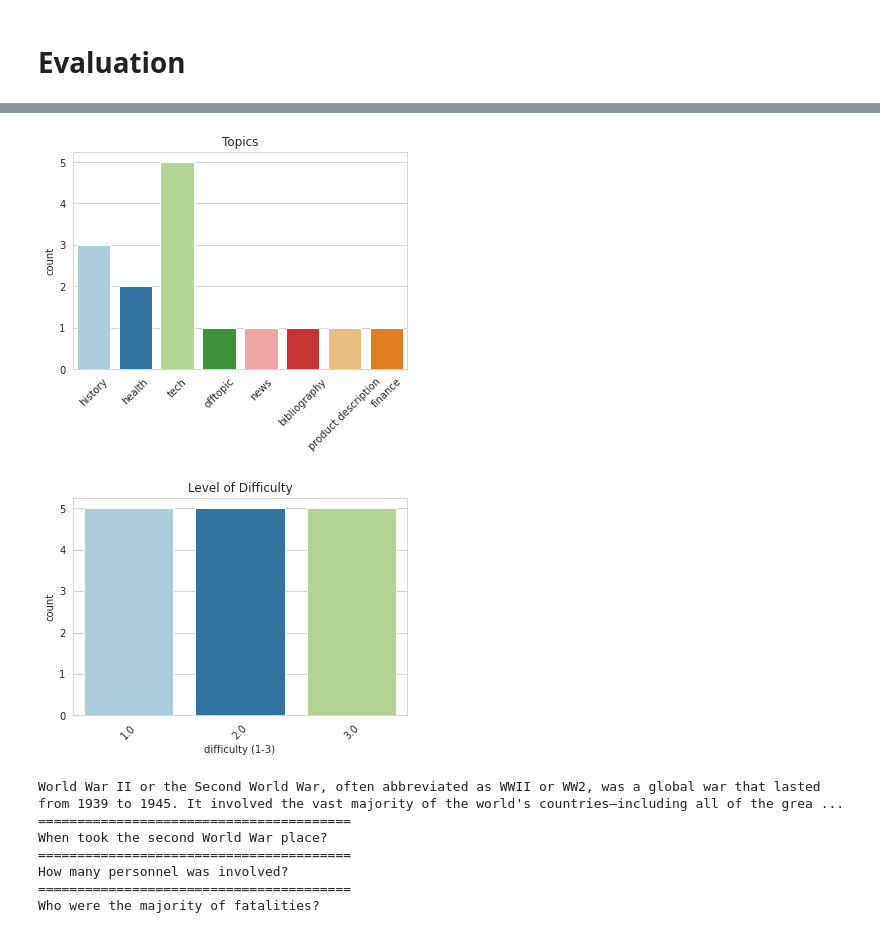
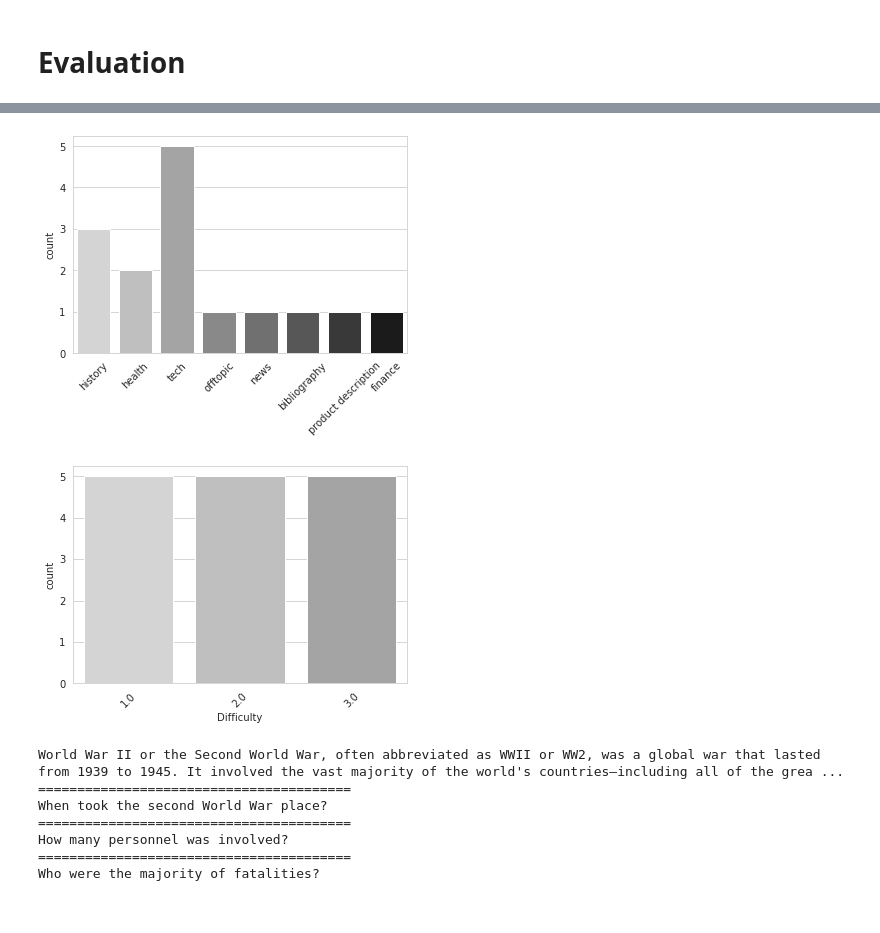
Before and after one commit to FiratSaritas/Q-A_npr, a Jupyter notebook: evaluation.ipynb, the cells around one changed output, grey strips where cells are left out. Cells and saved outputs as stored; diff of their text form; code cells hidden in the pictures.

```diff
--- a/evaluation.ipynb
+++ b/evaluation.ipynb
@@ -39,20 +39,20 @@ data.head(2)
 | 0 | 1.0 | history | 1.0 | World War II or the Second World ... | When took the second World War pl... | 1939 to 1945 | How many personnel was involved? | more than 100 million | Who were the majority of fatalities? | ... |
 | 1 | 2.0 | health | 3.0 | Occupational therapy (OT) is a pr... | Occupational therapy is professio... | healthcare | By who is it performed? | occupational therapists and occup... | What are common occupational ther... | ... |
 # %%
-p = sns.countplot(x=data['topic'])
+p = sns.countplot(x=data['topic'], palette=sns.color_palette('Greys', 10)[2:])
 p.set_xticklabels(labels=p.get_xticklabels() , rotation=45)
 p.set_xlabel('')
-p.set_title('Topics')
+p.set_xticks(ticks=p.get_xticks(), rotation=5, fontsize=10)
 plt.show()
 # %% [output]
-[figure, old version]
+[figure, new version]
 # %%
-p = sns.countplot(x=data['difficulty (1-3)'])
+p = sns.countplot(x=data['difficulty (1-3)'], palette=sns.color_palette('Greys', 10)[2:])
 p.set_xticklabels(labels=p.get_xticklabels() , rotation=45)
-p.set_title('Level of Difficulty')
+p.set_xlabel('Difficulty')
 plt.show()
 # %% [output]
-[figure, old version]
+[figure, new version]
 # %%
 text = data.loc[0, 'text']
 q1 = data.loc[0, 'question 1']
```
Also changed, not shown: parts of 23 cells of this notebook.
